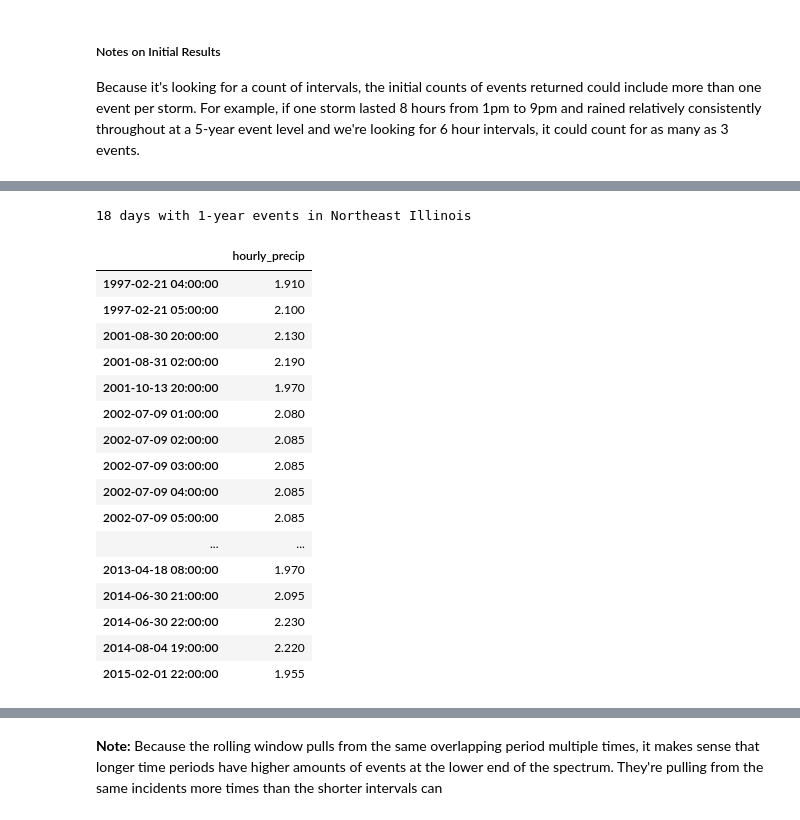
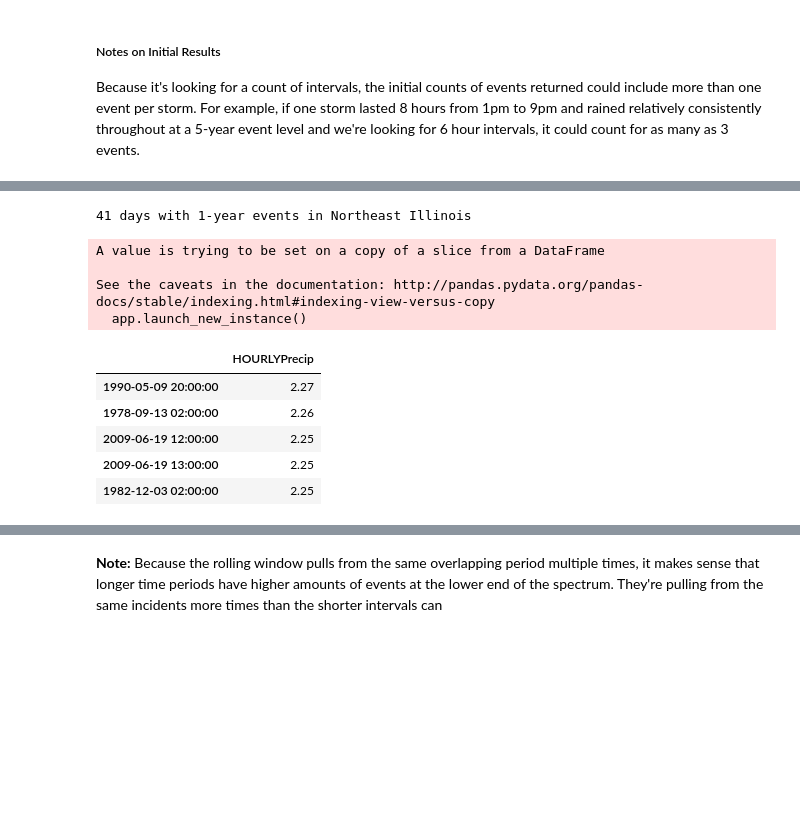
Before and after one commit to NORCatUofC/rain, a Jupyter notebook: n-year/notebooks/Rolling Rain N-Year Threshold.ipynb, the cells around one changed output, grey strips where cells are left out. Cells and saved outputs as stored; diff of their text form; code cells hidden in the pictures; blank space fills up the shorter version.

```diff
--- a/n-year/notebooks/Rolling Rain N-Year Threshold.ipynb
+++ b/n-year/notebooks/Rolling Rain N-Year Threshold.ipynb
@@ -9,9 +9,9 @@ import seaborn as sns
 # %%
 # Loading in hourly rain data from CSV, parsing the timestamp, and adding it as an index so it's more useful
 
-rain_df = pd.read_csv('data/ohare_hourly_observations.csv')
-rain_df['datetime'] = pd.to_datetime(rain_df['datetime'])
-rain_df = rain_df.set_index(pd.DatetimeIndex(rain_df['datetime']))
+rain_df = pd.read_csv('data/ohare_full_precip_hourly.csv')
+rain_df['DATE'] = pd.to_datetime(rain_df['DATE'])
+rain_df = rain_df.set_index(pd.DatetimeIndex(rain_df['DATE']))
 print(rain_df.dtypes)
 rain_df.head()
 # %% [output]
@@ -41,0 +49,3 @@ dtype: object
+# %%
+rain_df = rain_df['1970-09-01':]
+rain_df.head()
@@ -44,7 +61,7 @@ dtype: object
 # every 15 minutes) is the total precipitation since the hour began
 # Description: http://www1.ncdc.noaa.gov/pub/data/cdo/documentation/LCD_documentation.pdf
 
-chi_rain_series = rain_df['hourly_precip'].resample('1H').max()
+chi_rain_series = rain_df['HOURLYPrecip'].resample('1H').max()
 print(chi_rain_series.count())
 chi_rain_series.head()
 # %% [output]
@@ -116,25 +133,19 @@ For 6-hour intervals
 # %%
-roll_6_1yr = roll_6[(roll_6['hourly_precip'] >= 1.88) & (roll_6['hourly_precip'] < 2.28)]
+roll_6_1yr = roll_6[(roll_6['HOURLYPrecip'] >= 1.88) & (roll_6['HOURLYPrecip'] < 2.28)]
 print('{} days with 1-year events in Northeast Illinois'.format(len(roll_6_1yr.groupby(roll_6_1yr.index.date))))
-roll_6_1yr
+roll_6_1yr.sort_values(by=['HOURLYPrecip'], ascending=False, inplace=True)
+roll_6_1yr.head()
 # %% [output]
-18 days with 1-year events in Northeast Illinois
+41 days with 1-year events in Northeast Illinois
+A value is trying to be set on a copy of a slice from a DataFrame
+
+See the caveats in the documentation: http://pandas.pydata.org/pandas-docs/stable/indexing.html#indexing-view-versus-copy
+  app.launch_new_instance()
-|  | hourly_precip |
-| 1997-02-21 04:00:00 | 1.910 |
-| 1997-02-21 05:00:00 | 2.100 |
-| 2001-08-30 20:00:00 | 2.130 |
-| 2001-08-31 02:00:00 | 2.190 |
-| 2001-10-13 20:00:00 | 1.970 |
-| 2002-07-09 01:00:00 | 2.080 |
-| 2002-07-09 02:00:00 | 2.085 |
-| 2002-07-09 03:00:00 | 2.085 |
-| 2002-07-09 04:00:00 | 2.085 |
-| 2002-07-09 05:00:00 | 2.085 |
-| ... | ... |
-| 2013-04-18 08:00:00 | 1.970 |
-| 2014-06-30 21:00:00 | 2.095 |
-| 2014-06-30 22:00:00 | 2.230 |
-| 2014-08-04 19:00:00 | 2.220 |
-| 2015-02-01 22:00:00 | 1.955 |
+|  | HOURLYPrecip |
+| 1990-05-09 20:00:00 | 2.27 |
+| 1978-09-13 02:00:00 | 2.26 |
+| 2009-06-19 12:00:00 | 2.25 |
+| 2009-06-19 13:00:00 | 2.25 |
+| 1982-12-03 02:00:00 | 2.25 |
 # %%
 # Many of these are from the same days, but over slightly different intervals as mentioned before
```
Also changed, not shown: parts of 16 cells of this notebook, 1 other file.
